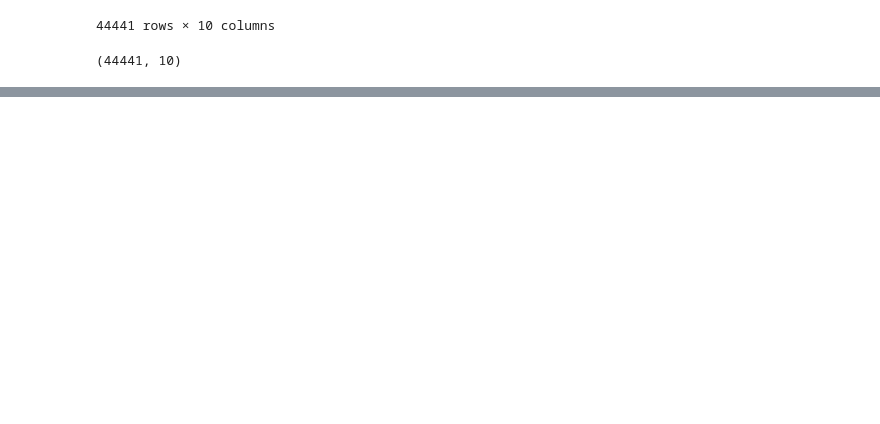
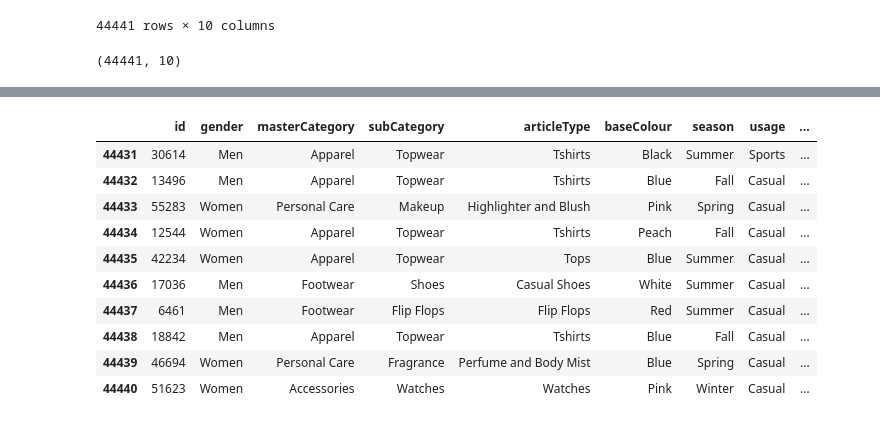
Before and after one commit to SpringBoard-Batch02-AIStylist/Aistylistexpert_G_Charan, a Jupyter notebook: aistylist1.ipynb, the cells around one changed output, grey strips where cells are left out. Drawn from its saved outputs; the diff is of its cells as text; code cells hidden in the pictures; blank space fills up the shorter version.

```diff
--- a/aistylist1.ipynb
+++ b/aistylist1.ipynb
@@ -629,0 +657,14 @@ df.shape
+# %%
+df.tail(10)
+# %% [output]
+|  | id | gender | masterCategory | subCategory | articleType | baseColour | season | usage | ... |
+| 44431 | 30614 | Men | Apparel | Topwear | Tshirts | Black | Summer | Sports | ... |
+| 44432 | 13496 | Men | Apparel | Topwear | Tshirts | Blue | Fall | Casual | ... |
+| 44433 | 55283 | Women | Personal Care | Makeup | Highlighter and Blush | Pink | Spring | Casual | ... |
+| 44434 | 12544 | Women | Apparel | Topwear | Tshirts | Peach | Fall | Casual | ... |
+| 44435 | 42234 | Women | Apparel | Topwear | Tops | Blue | Summer | Casual | ... |
+| 44436 | 17036 | Men | Footwear | Shoes | Casual Shoes | White | Summer | Casual | ... |
+| 44437 | 6461 | Men | Footwear | Flip Flops | Flip Flops | Red | Summer | Casual | ... |
+| 44438 | 18842 | Men | Apparel | Topwear | Tshirts | Blue | Fall | Casual | ... |
+| 44439 | 46694 | Women | Personal Care | Fragrance | Perfume and Body Mist | Blue | Spring | Casual | ... |
+| 44440 | 51623 | Women | Accessories | Watches | Watches | Pink | Winter | Casual | ... |
```
Also changed, not shown: parts of 9 cells of this notebook, 1 other file.
